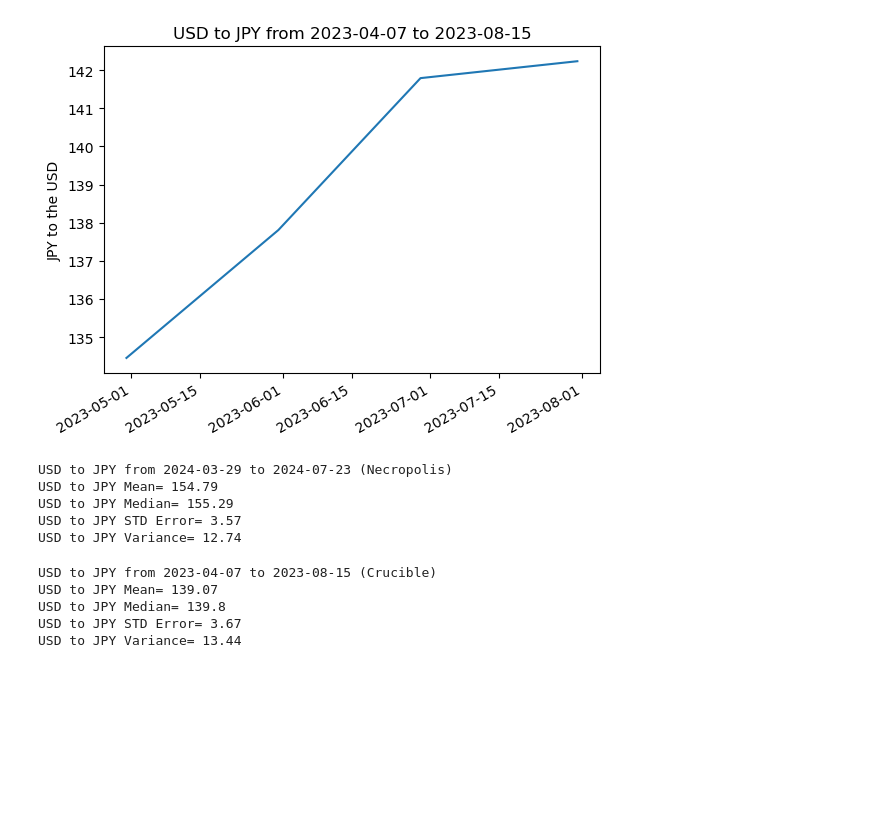
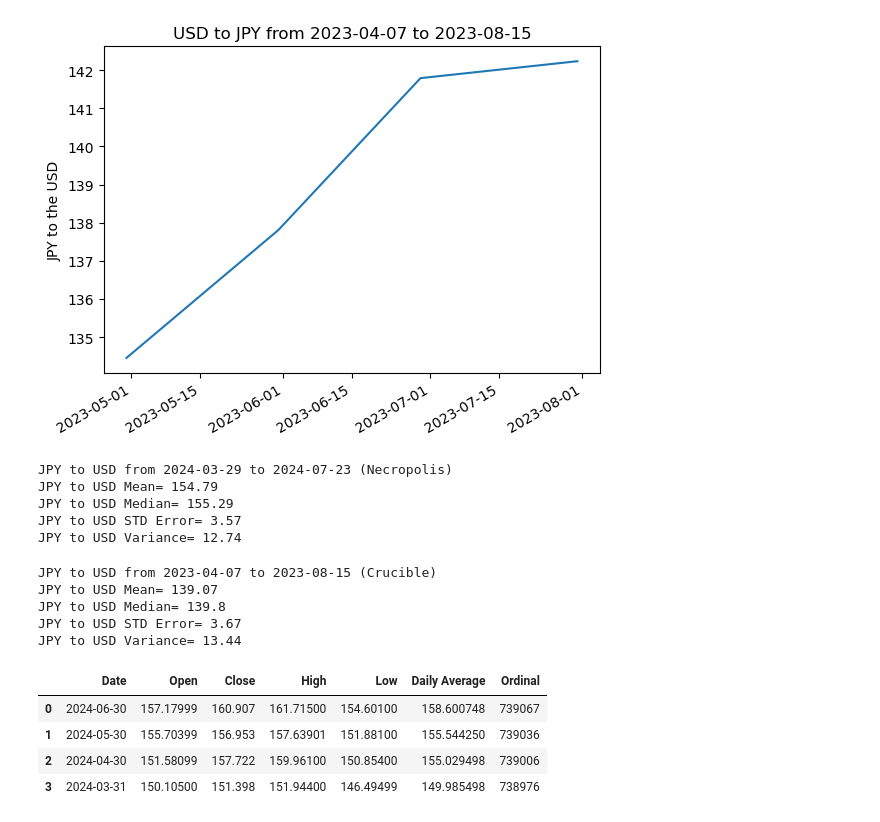
Before and after one commit to Brendan838/Path-of-Exile-Analysis, a Jupyter notebook: StockAPI.ipynb, the cells around one changed output. Drawn from its saved outputs; the diff is of its cells as text; code cells hidden in the pictures; blank space fills up the shorter version.

```diff
--- a/StockAPI.ipynb
+++ b/StockAPI.ipynb
@@ -106,23 +107,23 @@ nec_mean = nec_time_daily.mean()
 nec_median = nec_time_daily.median()
 nec_std = nec_time_daily.std()
 nec_var = nec_time_daily.var()
-print(f"USD to JPY from {nec_start_date} to {nec_end_date} (Necropolis) \nUSD to JPY Mean= {round(nec_mean, 2)} \nUSD to JPY Median= {round(nec_median, 2)} \nUSD to JPY STD Error= {round(nec_std, 2)} \nUSD to JPY Variance= {round(nec_var, 2)}")
+print(f"JPY to USD from {nec_start_date} to {nec_end_date} (Necropolis) \nJPY to USD Mean= {round(nec_mean, 2)} \nJPY to USD Median= {round(nec_median, 2)} \nJPY to USD STD Error= {round(nec_std, 2)} \nJPY to USD Variance= {round(nec_var, 2)}")
 # %% [output]
-USD to JPY from 2024-03-29 to 2024-07-23 (Necropolis)
-USD to JPY Mean= 154.79
-USD to JPY Median= 155.29
-USD to JPY STD Error= 3.57
-USD to JPY Variance= 12.74
+JPY to USD from 2024-03-29 to 2024-07-23 (Necropolis)
+JPY to USD Mean= 154.79
+JPY to USD Median= 155.29
+JPY to USD STD Error= 3.57
+JPY to USD Variance= 12.74
 # %%
 # Crucible timeframe statistics
 cru_mean = cru_time_daily.mean()
 cru_median = cru_time_daily.median()
 cru_std = cru_time_daily.std()
 cru_var = cru_time_daily.var()
-print(f"USD to JPY from {cru_start_date} to {cru_end_date} (Crucible) \nUSD to JPY Mean= {round(cru_mean, 2)} \nUSD to JPY Median= {round(cru_median, 2)} \nUSD to JPY STD Error= {round(cru_std, 2)} \nUSD to JPY Variance= {round(cru_var, 2)}")
+print(f"JPY to USD from {cru_start_date} to {cru_end_date} (Crucible) \nJPY to USD Mean= {round(cru_mean, 2)} \nJPY to USD Median= {round(cru_median, 2)} \nJPY to USD STD Error= {round(cru_std, 2)} \nJPY to USD Variance= {round(cru_var, 2)}")
 # %% [output]
-USD to JPY from 2023-04-07 to 2023-08-15 (Crucible)
-USD to JPY Mean= 139.07
-USD to JPY Median= 139.8
-USD to JPY STD Error= 3.67
-USD to JPY Variance= 13.44
+JPY to USD from 2023-04-07 to 2023-08-15 (Crucible)
+JPY to USD Mean= 139.07
+JPY to USD Median= 139.8
+JPY to USD STD Error= 3.67
+JPY to USD Variance= 13.44
@@ -144,0 +134,9 @@ def dtoy_cru(mean, median, stderr, var):
+# %%
+bfl["Ordinal"] = bfl["Date"].apply(pd.Timestamp.toordinal)
+bfl
+# %% [output]
+|  | Date | Open | Close | High | Low | Daily Average | Ordinal |
+| 0 | 2024-06-30 | 157.17999 | 160.907 | 161.71500 | 154.60100 | 158.600748 | 739067 |
+| 1 | 2024-05-30 | 155.70399 | 156.953 | 157.63901 | 151.88100 | 155.544250 | 739036 |
+| 2 | 2024-04-30 | 151.58099 | 157.722 | 159.96100 | 150.85400 | 155.029498 | 739006 |
+| 3 | 2024-03-31 | 150.10500 | 151.398 | 151.94400 | 146.49499 | 149.985498 | 738976 |
```
Also changed, not shown: parts of 10 cells of this notebook.
